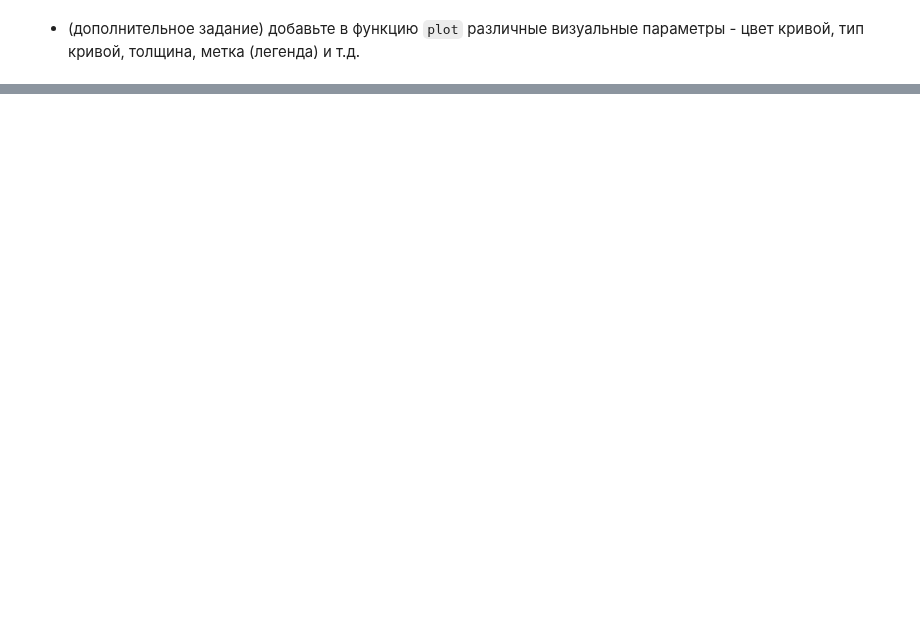
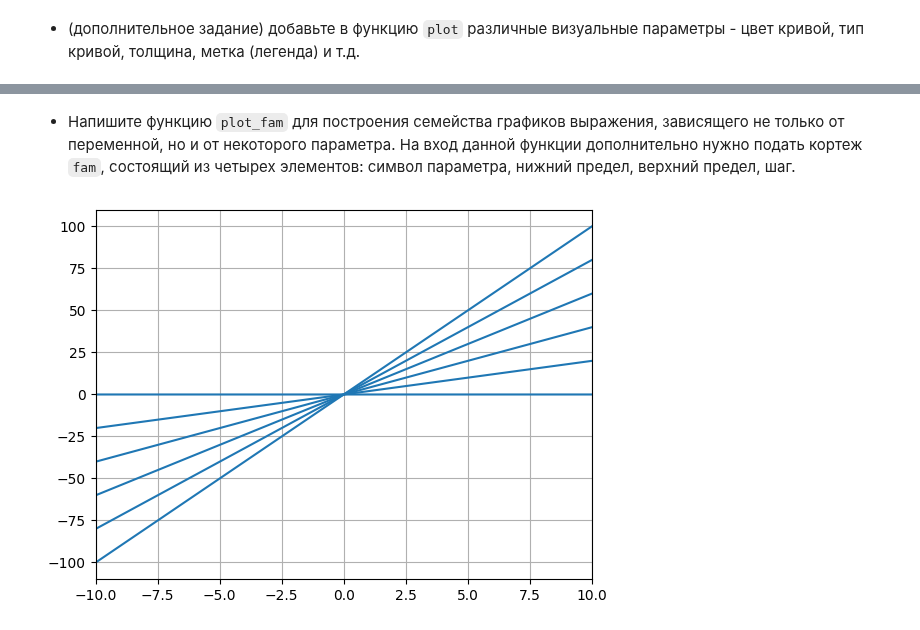
Before and after one commit to abgcw-dead/ca, a Jupyter notebook: L1.ipynb, the cells around one changed output, grey strips where cells are left out. Saved outputs shown, nothing was run; the diff lists cells and outputs as text; code cells hidden in the pictures; blank space fills up the shorter version.

```diff
--- a/L1.ipynb
+++ b/L1.ipynb
@@ -3628,0 +3630,15 @@ plot(Q(2, 3) * sin(x), (x, -2 * PI, 2 * PI), color='red', style='-.', width=3, l
+# %% [markdown]
+* Напишите функцию `plot_fam` для построения семейства графиков выражения, зависящего не только от переменной, но и от некоторого параметра. На вход данной функции дополнительно нужно подать кортеж `fam`, состоящий из четырех элементов: символ параметра, нижний предел, верхний предел, шаг.
+# %%
+def plot_fam(y: Expression, x: tuple, fam: tuple, ylim: tuple = ()):
+  t = fam[1]
+  step = fam[3]
+  while t < fam[2]:
+    plot(subs(y, {fam[0]: t}), x, ylim)
+    t += step
+
+x = symbol('x')
+t = symbol('t')
+plot_fam(t * x, (x, -10, 10), (t, 0, 11, 2))
+# %% [output]
+[figure, added]
```
Also changed, not shown: parts of 5 cells of this notebook.
